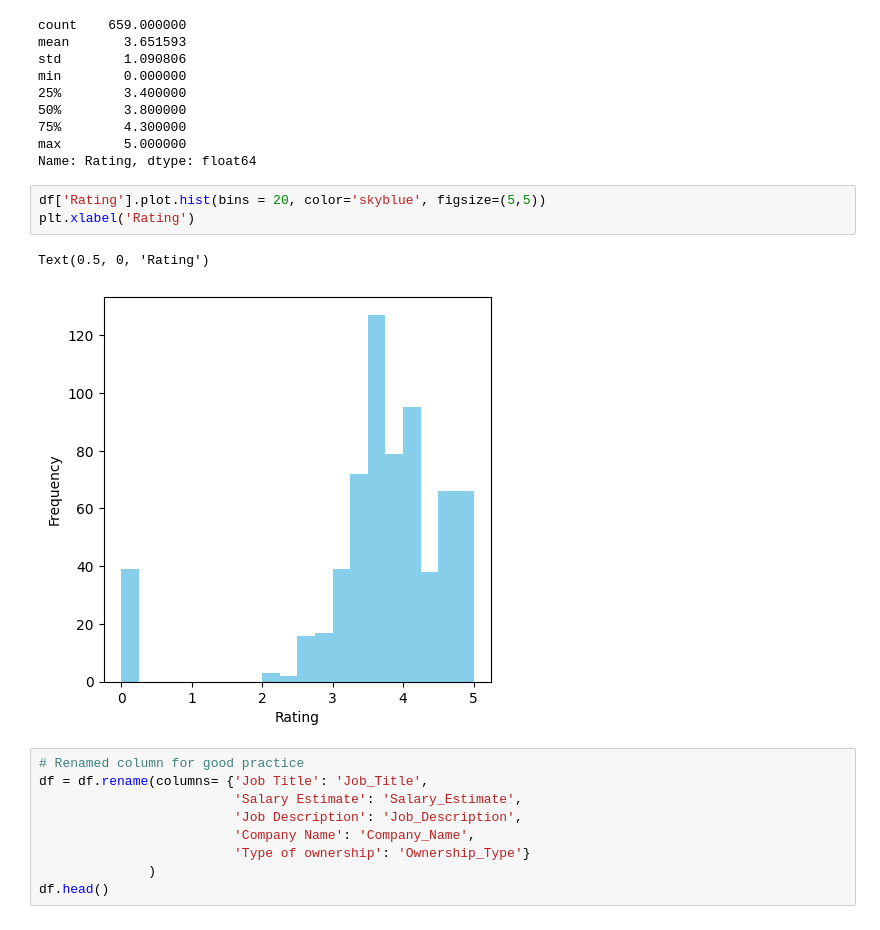
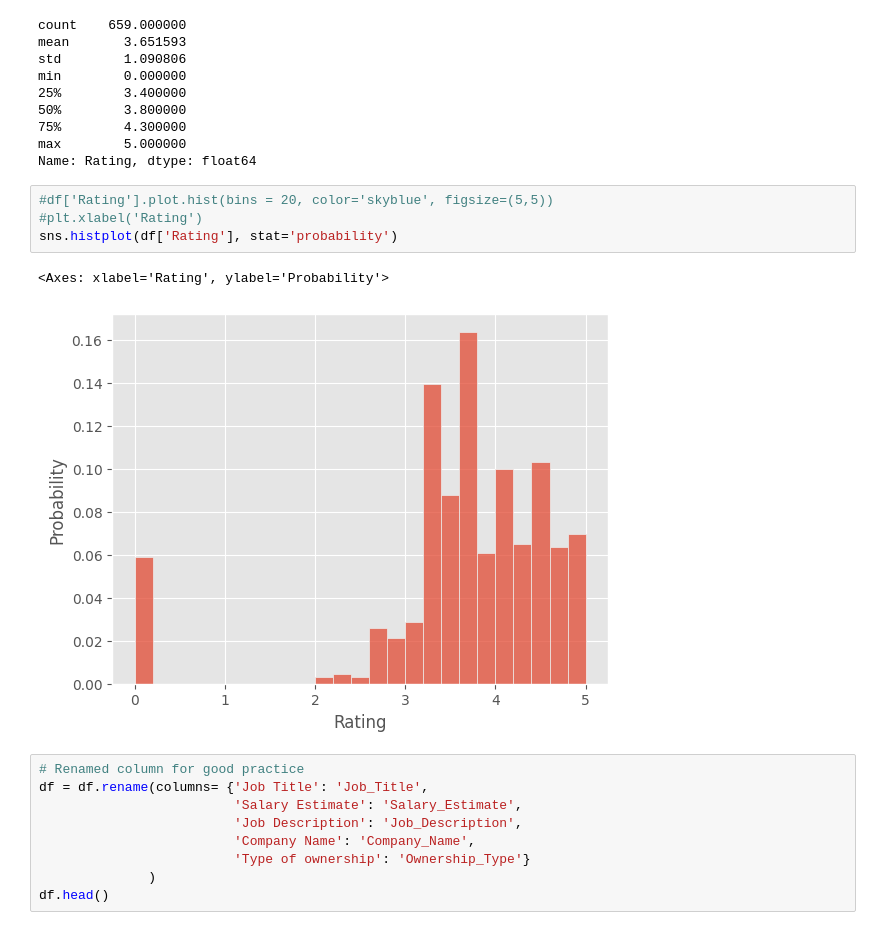
Before and after one commit to AngelX62/Data-Science-Job-Clean, a Jupyter notebook: Data_Science.ipynb, the cells around one changed output. Drawn from its saved outputs; the diff is of its cells as text.

```diff
--- a/Data_Science.ipynb
+++ b/Data_Science.ipynb
@@ -179,11 +173,12 @@ min        0.000000
 max        5.000000
 Name: Rating, dtype: float64
 # %%
-df['Rating'].plot.hist(bins = 20, color='skyblue', figsize=(5,5))
-plt.xlabel('Rating')
+#df['Rating'].plot.hist(bins = 20, color='skyblue', figsize=(5,5))
+#plt.xlabel('Rating')
+sns.histplot(df['Rating'], stat='probability')
 # %% [output]
-Text(0.5, 0, 'Rating')
+<Axes: xlabel='Rating', ylabel='Probability'>
-[figure, old version]
+[figure, new version]
 # %%
 # Renamed column for good practice
 df = df.rename(columns= {'Job Title': 'Job_Title',
```
Also changed, not shown: parts of 2 cells of this notebook.
